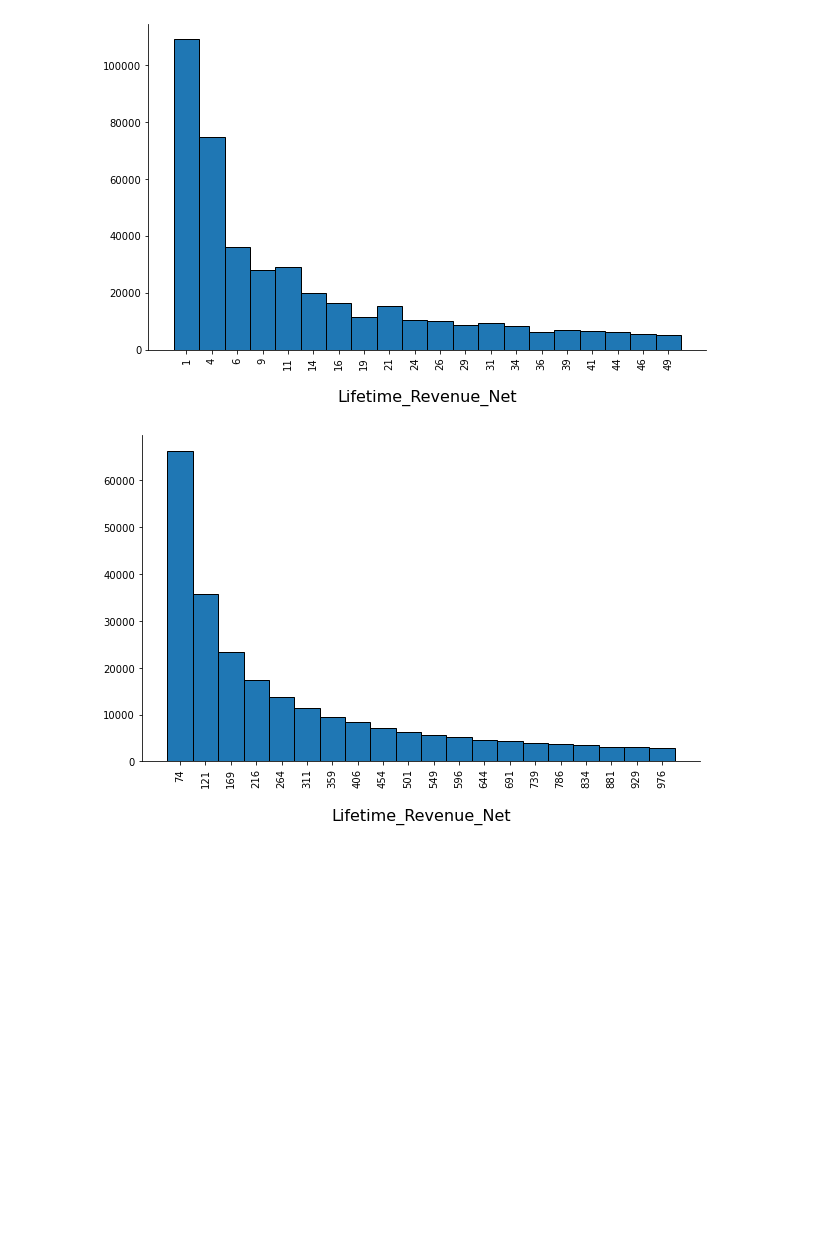
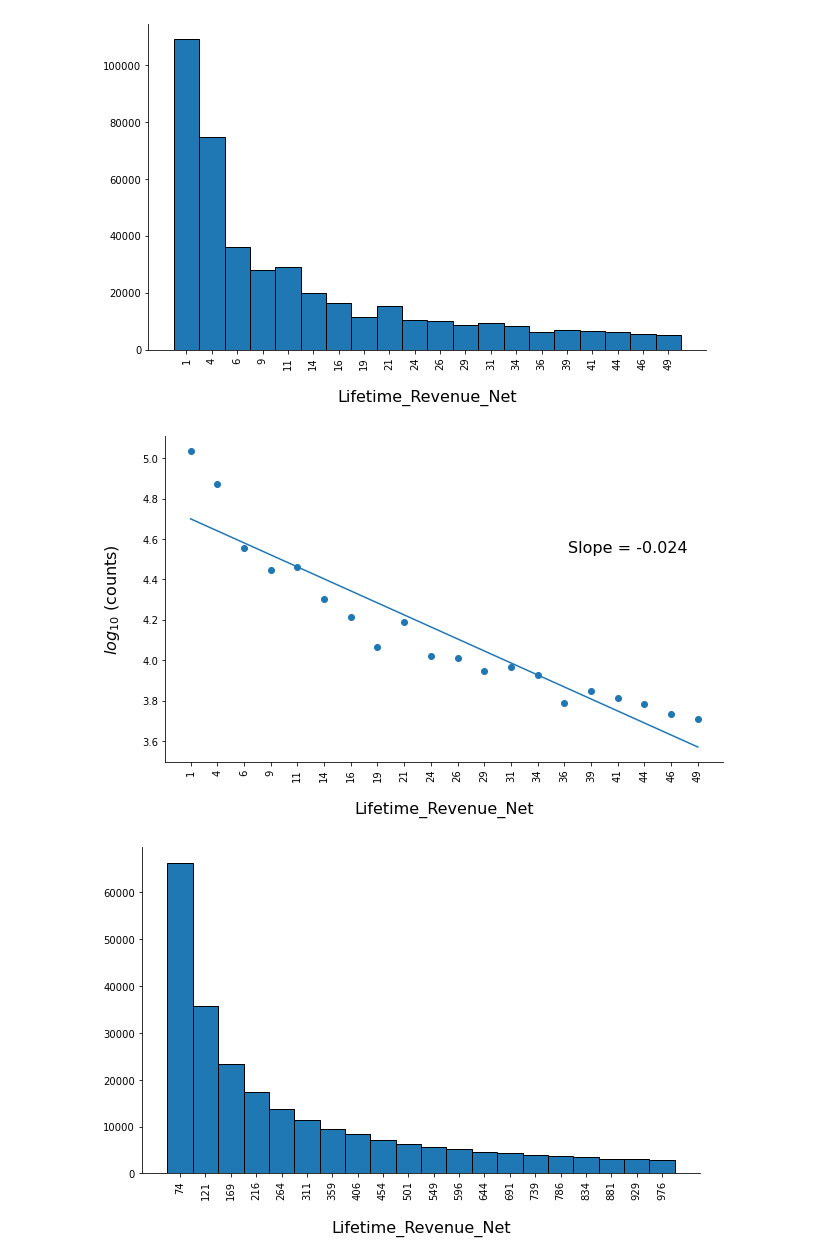
Before and after one commit to AlexanderLoebel/Homogeneity, a Jupyter notebook: Exploratory Data Analysis of the historical features - Part 1.ipynb, the cells around one changed output. Cells and saved outputs as stored; diff of their text form; code cells hidden in the pictures; blank space fills up the shorter version.

```diff
--- a/Exploratory Data Analysis of the historical features - Part 1.ipynb
+++ b/Exploratory Data Analysis of the historical features - Part 1.ipynb
@@ -422,6 +495,10 @@ adjusted_df = data_for_clustering.drop((data_for_clustering[(data_for_clustering
 hist_of_numerical_feature(adjusted_df, 'Lifetime_Revenue_Net', n_bins)
 # %% [output]
 [figure]
+# %%
+plot_log_scale(adjusted_df, 'Lifetime_Revenue_Net', n_bins)
+# %% [output]
+[figure, added]
 # %%
 # Plotting the users with positive life-time revenue of above 50 and below 1000
 n_bins = 20
```
Also changed, not shown: parts of 22 cells of this notebook, 1 other file.
